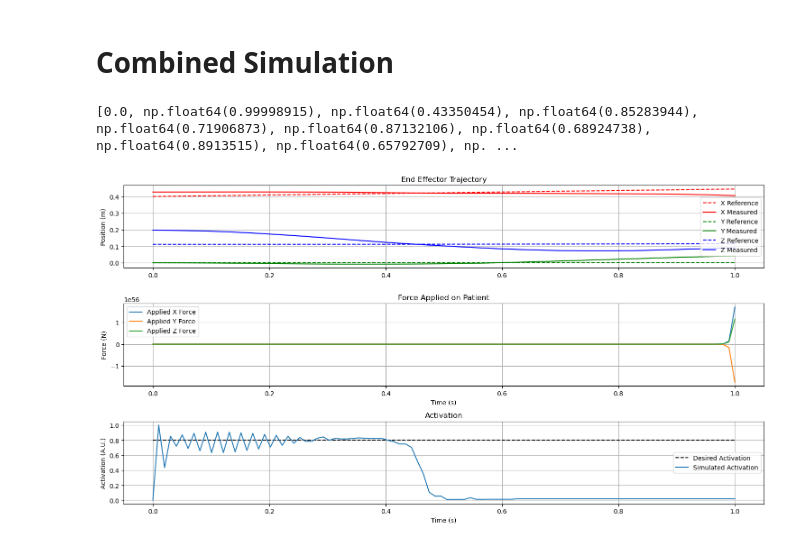
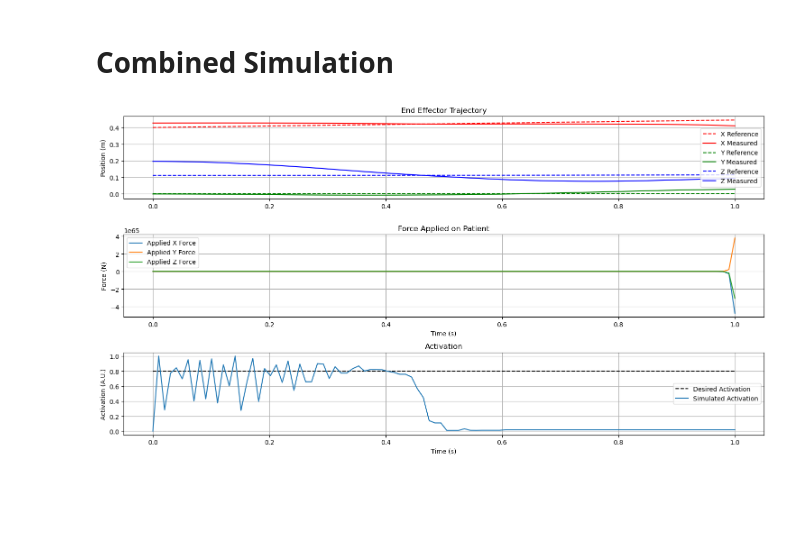
Before and after one commit to aaronjohnsabu1999/flexiforce, a Jupyter notebook: Simulation.ipynb, the cells around one changed output. Cells and saved outputs as stored; diff of their text form; code cells hidden in the pictures; blank space fills up the shorter version.

```diff
--- a/Simulation.ipynb
+++ b/Simulation.ipynb
@@ -80,11 +80,10 @@ plt.show()
 # **Combined Simulation**
 # %%
 G = {
-    'G_p': 2,
-    'G_d': 0.01,
+    'G_p': 1,
+    'G_d': 0.03,
     }
 
 run(curl_time = 1, G = G)
 # %% [output]
-[0.0, np.float64(0.99998915), np.float64(0.43350454), np.float64(0.85283944), np.float64(0.71906873), np.float64(0.87132106), np.float64(0.68924738), np.float64(0.8913515), np.float64(0.65792709), np. ...
-[figure, old version]
+[figure, new version]
```
Also changed, not shown: 5 other files.
